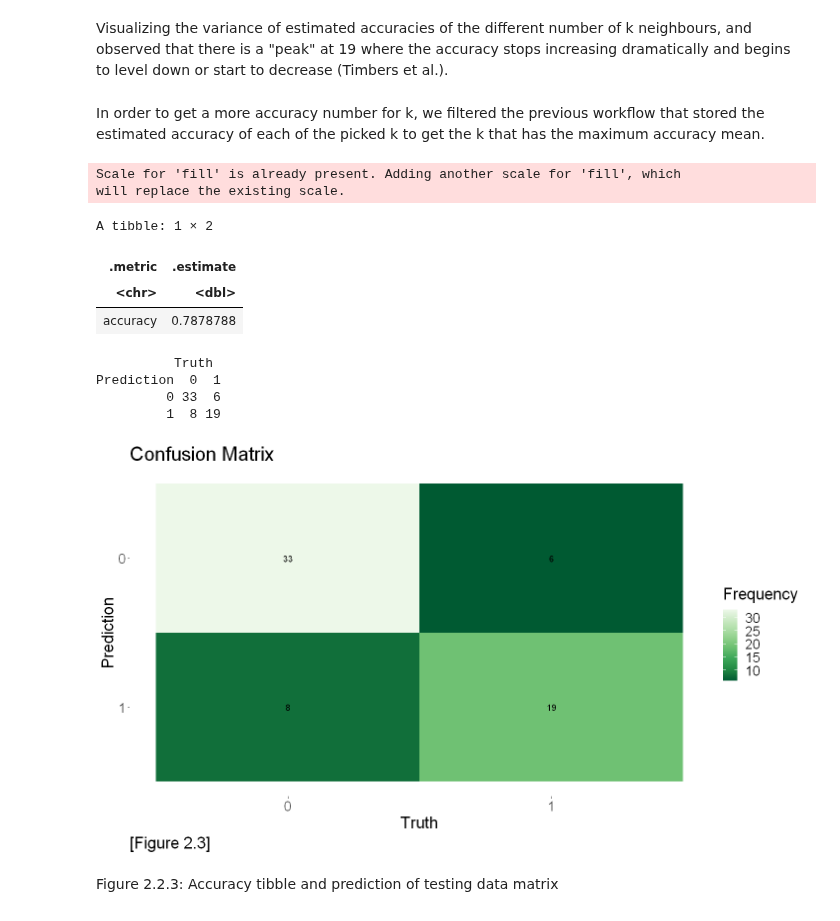
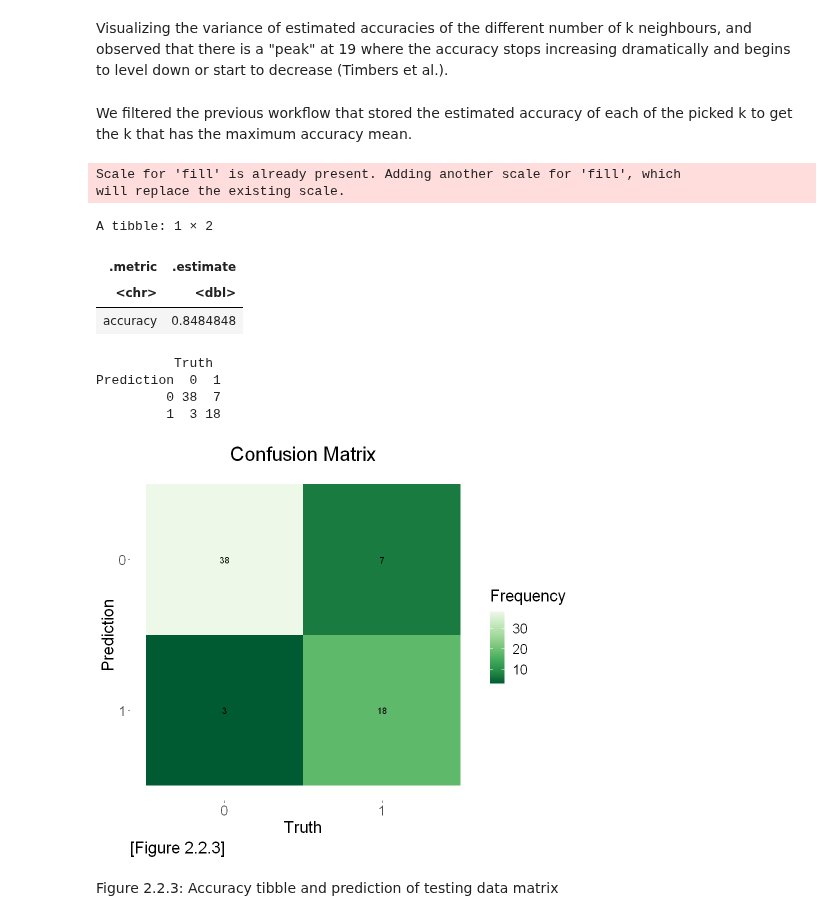
Before and after one commit to elshire7311/dsci100_group73, a Jupyter notebook: heart_analysis.ipynb, the cells around one changed output. Saved outputs shown, nothing was run; the diff lists cells and outputs as text; code cells hidden in the pictures.

```diff
--- a/heart_analysis.ipynb
+++ b/heart_analysis.ipynb
@@ -478,7 +478,7 @@ best_k
 # %% [markdown]
 Visualizing the variance of estimated accuracies of the different number of k neighbours, and observed that there is a "peak" at 19 where the accuracy stops increasing dramatically and begins to level down or start to decrease (Timbers et al.).
 # %% [markdown]
-In order to get a more accuracy number for k, we filtered the previous workflow that stored the estimated accuracy of each of the picked k to get the k that has the maximum accuracy mean.
+We filtered the previous workflow that stored the estimated accuracy of each of the picked k to get the k that has the maximum accuracy mean.
 # %%
 # Create nearest neighbor model with best number of k
 knn_best_spec <- nearest_neighbor(weight_func = "rectangular", neighbors = best_k) |>
@@ -490,42 +490,42 @@ hungarian_fit <- workflow() |>
   add_recipe(hungarian_recipe) |>
   add_model(knn_best_spec) |>
   fit(data = hungarian_train)
 
 # Get the prediction column
 hungarian_predictions <- predict(hungarian_fit, hungarian_test) |>
     bind_cols(hungarian_test)
 
 # Compare the accuracy of predictions to the true values in the test set
 hungarian_accuracy <- hungarian_predictions |>
     metrics(truth = diagnosis, estimate = .pred_class) |>
     select(.metric, .estimate) |>
     head(1)
 
 # Compare the predictions to the true values in a confusion matrix
 hungarian_comparison <- hungarian_predictions |>
     conf_mat(truth = diagnosis, estimate = .pred_class)
 
 autoplot(hungarian_comparison, type = "heatmap") + #friendly for color blind
-labs(title = "Confusion Matrix", caption = "[Figure 2.3]") +
-scale_fill_distiller(palette = "Greens", name = "Frequency") + #color blind friendly
-theme(legend.position = "right", text = element_text(size = 20),
-      plot.caption = element_text(size = 20, hjust = 0))
-
+    labs(title = "Confusion Matrix", caption = "[Figure 2.2.3]") +
+    scale_fill_distiller(palette = "Greens", name = "Frequency") + #color blind friendly
+    theme(legend.position = "right", text = element_text(size = 20),
+          plot.caption = element_text(size = 20, hjust = 0),
+          plot.title = element_text(hjust=0.5))
 
 hungarian_accuracy
 hungarian_comparison
 # %% [output]
 Scale for 'fill' is already present. Adding another scale for 'fill', which
 will replace the existing scale.
 A tibble: 1 × 2
 | .metric | .estimate |
 | <chr> | <dbl> |
-| accuracy | 0.7878788 |
+| accuracy | 0.8484848 |
           Truth
 Prediction  0  1
-         0 33  6
-         1  8 19
+         0 38  7
+         1  3 18
-[figure, old version]
+[figure, new version]
 # %% [markdown]
 Figure 2.2.3: Accuracy tibble and prediction of testing data matrix
 # %% [markdown]
```
Also changed, not shown: parts of 2 cells of this notebook.
